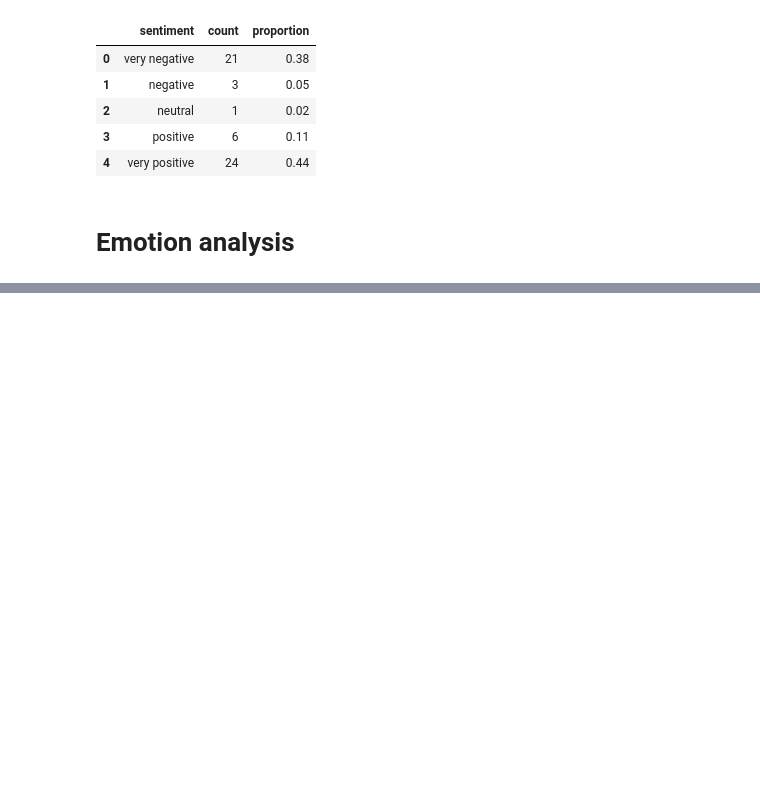
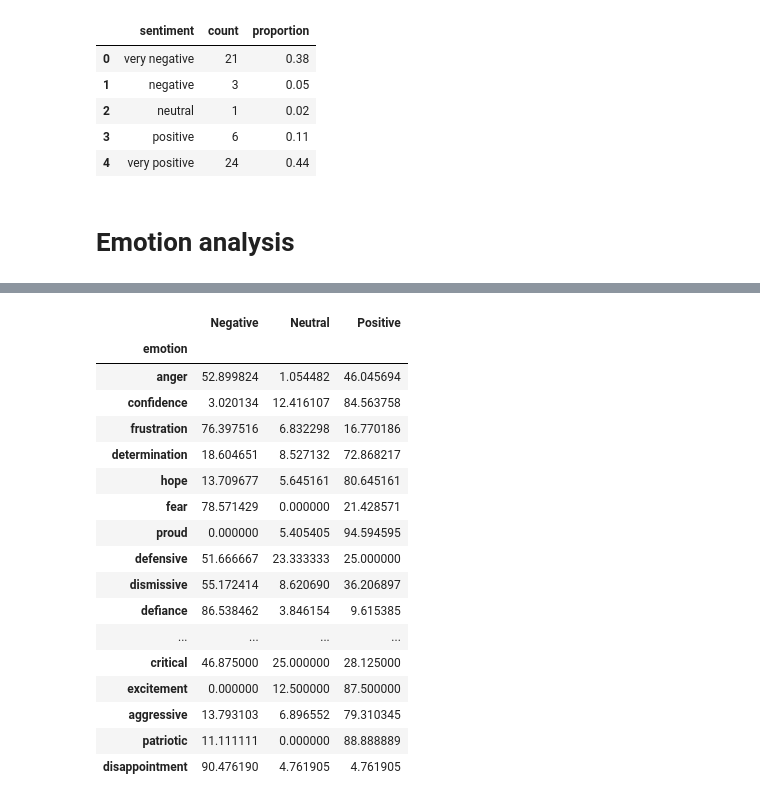
Before and after one commit to vtdinh13/leaders, a Jupyter notebook: 3_explore_and_feature_engineering/sentiment_analysis.ipynb, the cells around one changed output, grey strips where cells are left out. Cells and saved outputs as stored; diff of their text form; code cells hidden in the pictures; blank space fills up the shorter version.

```diff
--- a/3_explore_and_feature_engineering/sentiment_analysis.ipynb
+++ b/3_explore_and_feature_engineering/sentiment_analysis.ipynb
@@ -316,0 +247,51 @@ fig.show()
+# %%
+# Create emotions matrix
+mlb = MultiLabelBinarizer()
+emotions_matrix = pd.DataFrame(mlb.fit_transform(df["lemmatized_emotions_clean"]), columns=mlb.classes_)
+emotions_matrix = emotions_matrix.reset_index(drop=True)
+
+
+# Create sentiment-emotion crosstab
+e_s_merged = pd.concat([df["sentiment"], emotions_matrix], axis=1).reset_index(drop=True)
+
+df_long = e_s_merged.melt(id_vars="sentiment", value_vars=emotions_matrix.columns,
+                            var_name="emotion", value_name="present")
+
+df_long = df_long[df_long["present"]==1]
+
+crosstab = pd.crosstab(df_long["sentiment"], df_long["emotion"])
+
+grouped = crosstab.T.groupby("emotion").sum()
+
+# grouped.columns = grouped.columns.map(sentiment_map)
+
+# Prepare data
+top_n = grouped.sum(axis=1).nlargest(20).index
+
+grouped_top = grouped.loc[top_n]
+grouped_top["new_Positive"] = grouped_top["positive"] + grouped_top["very positive"]
+grouped_top["new_Negative"] = grouped_top["negative"] + grouped_top["very negative"]
+grouped_top = grouped_top.drop(["very negative", "negative", "positive", "very positive"], axis=1)
+grouped_top.columns = ["Neutral", "Positive", "Negative"]
+grouped_percent = grouped_top.div(grouped_top.sum(axis=1), axis=0) * 100
+grouped_percent_sorted = grouped_percent[sorted(grouped_percent.columns)]
+grouped_percent_sorted
+# %% [output]
+|  | Negative | Neutral | Positive |
+| emotion |  |  |  |
+| anger | 52.899824 | 1.054482 | 46.045694 |
+| confidence | 3.020134 | 12.416107 | 84.563758 |
+| frustration | 76.397516 | 6.832298 | 16.770186 |
+| determination | 18.604651 | 8.527132 | 72.868217 |
+| hope | 13.709677 | 5.645161 | 80.645161 |
+| fear | 78.571429 | 0.000000 | 21.428571 |
+| proud | 0.000000 | 5.405405 | 94.594595 |
+| defensive | 51.666667 | 23.333333 | 25.000000 |
+| dismissive | 55.172414 | 8.620690 | 36.206897 |
+| defiance | 86.538462 | 3.846154 | 9.615385 |
+| ... | ... | ... | ... |
+| critical | 46.875000 | 25.000000 | 28.125000 |
+| excitement | 0.000000 | 12.500000 | 87.500000 |
+| aggressive | 13.793103 | 6.896552 | 79.310345 |
+| patriotic | 11.111111 | 0.000000 | 88.888889 |
+| disappointment | 90.476190 | 4.761905 | 4.761905 |
```
Also changed, not shown: parts of 9 cells of this notebook, 1 other file.
